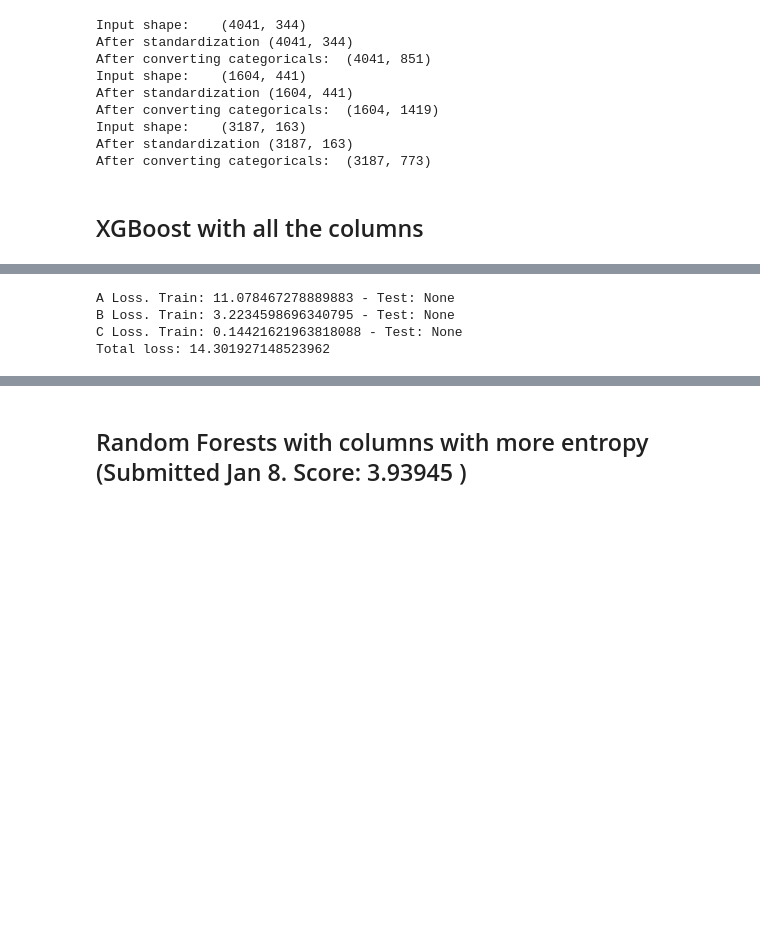
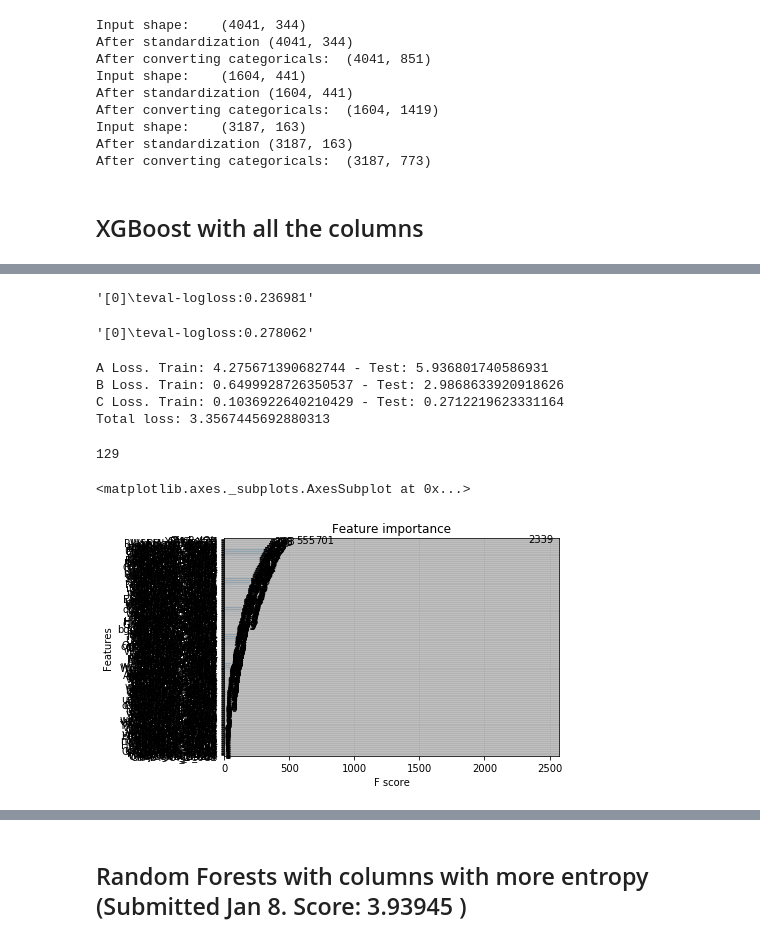
Before and after one commit to ezetl/poverT, a Jupyter notebook: exp/notebooks/1.2 - Fix Errors.ipynb, the cells around one changed output, grey strips where cells are left out. Drawn from its saved outputs; the diff is of its cells as text; code cells hidden in the pictures; blank space fills up the shorter version.

```diff
--- a/exp/notebooks/1.2 - Fix Errors.ipynb
+++ b/exp/notebooks/1.2 - Fix Errors.ipynb
@@ -73,22 +80,22 @@ def balance(df):
 # %%
 print("Country A")
-a_numeric = a_train.select_dtypes(include=['int64', 'float64']) #Tested Random forests and XGBoost with only numeric values. Did not work very well
-a_numeric.fillna(0, inplace=True)
+a_train.poor.fillna(False, inplace=True)
+aX_train = balance(a_train)
+ay_train = np.ravel(aX_train.poor.astype(int))
+aX_train = pre_process_data(aX_train.drop(['poor', 'country'], axis=1))
 
-a_train.poor.fillna(False, inplace=True)
-aX_train = pre_process_data(a_train.drop('poor', axis=1))
-ay_train = np.ravel(a_train.poor.astype(int))
 
 print("\nCountry B")
 b_train.poor.fillna(False, inplace=True)
-b_train = balance(b_train)
-bX_train = pre_process_data(b_train.drop('poor', axis=1))
-by_train = np.ravel(b_train.poor.astype(int))
+bX_train = balance(b_train)
+by_train = np.ravel(bX_train.poor.astype(int))
+bX_train = pre_process_data(bX_train.drop(['poor', 'country'], axis=1))
+
 
 print("\nCountry C")
 c_train.poor.fillna(False, inplace=True)
-c_train = balance(c_train)
-cX_train = pre_process_data(c_train.drop('poor', axis=1))
-cy_train = np.ravel(c_train.poor.astype(int))
+cX_train = balance(c_train)
+cy_train = np.ravel(cX_train.poor.astype(int))
+cX_train = pre_process_data(cX_train.drop(['poor', 'country'], axis=1))
 # %% [output]
 Country A
@@ -125,7 +128,7 @@ def prepare_data(x, y, test_size=0.2, xgb_format=True):
     if xgb_format:
         dtrain = xgb.DMatrix(dtrain, label=Y_train)
         if dtest is not None:
-            dtest = xgb.DMatrix(dtest)
+            dtest = xgb.DMatrix(dtest, label=Y_test)
 
     return dtrain, dtest, Y_train, Y_test
 
@@ -145,11 +148,14 @@ def train_rf_model(features, labels, **kwargs):
     return model
 
 
-def train_xgb_model(dtrain, params=None, num_round=100):
+def train_xgb_model(dtrain, deval=None, params=None, num_round=100):
     if params is None:
-        params = {'max_depth': 4, 'eta': 100, 'silent': 1, 'objective': 'reg:logistic'}
+        params = {'max_depth': 4, 'eta': 0.01, 'silent': 1, 'objective': 'reg:logistic'}
 
-    bst = xgb.train(params, dtrain, num_round)
+    if deval is not None:
+        bst = xgb.train(params, dtrain, num_round, evals=deval, early_stopping_rounds=500, verbose_eval=True)
+    else:
+        bst = xgb.train(params, dtrain, num_round, verbose_eval=True)
 
     return bst
 
@@ -272,7 +285,7 @@ After converting categoricals:  (3187, 773)
 # %% [markdown]
 ## XGBoost with all the columns
 # %%
-test_size = 0.
+test_size = 0.2
 
 xgb_ax_train, xgb_ax_test, xgb_ay_train, xgb_ay_test = prepare_data(aX_train, ay_train, test_size=test_size, xgb_format=True)
 xgb_bx_train, xgb_bx_test, xgb_by_train, xgb_by_test = prepare_data(bX_train, by_train, test_size=test_size, xgb_format=True)
@@ -282,7 +293,7 @@ NameError: name 'aX_train' is not defined
 # %%
 num_round = 3000
-params = {'max_depth': 2, 'eta': 0.05, 'silent': 0, 'lambda': 2, 'alpha': 1, 'lambda_bias': 1, 'min_child_weight': 2, 'objective': 'binary:logistic', 'eval_metric': 'logloss', 'seed': 42}
+params = {'max_depth': 9, 'eta': 0.05, 'silent': 0, 'lambda': 2, 'alpha': 1, 'lambda_bias': 1, 'min_child_weight': 2, 'objective': 'binary:logistic', 'eval_metric': 'logloss', 'seed': 42}
 
-xgb_a = train_xgb_model(xgb_ax_train, params=params, num_round=num_round)
-xgb_b = train_xgb_model(xgb_bx_train, params=params, num_round=num_round)
-xgb_c = train_xgb_model(xgb_cx_train, params=params, num_round=num_round)
+xgb_a = train_xgb_model(xgb_ax_train, [(xgb_ax_test, 'a_test')], params=params, num_round=num_round)
+xgb_b = train_xgb_model(xgb_bx_train, [(xgb_bx_test, 'b_test')], params=params, num_round=num_round)
+xgb_c = train_xgb_model(xgb_cx_train, [(xgb_cx_test, 'c_test')], params=params, num_round=num_round)
@@ -289,3 +305,13 @@ xgb_c = train_xgb_model(xgb_cx_train, params=params, num_round=num_round)
+# %%
+res = xgb_b.eval(xgb_bx_test)
+res
+# %% [output]
+'[0]\teval-logloss:0.236981'
+# %%
+res = xgb_a.eval(xgb_ax_test)
+res
+# %% [output]
+'[0]\teval-logloss:0.278062'
 # %%
 a_train_loss, a_test_loss = cross_validate(xgb_ax_train, xgb_ax_test, xgb_ay_train, xgb_ay_test, xgb_a)
 b_train_loss, b_test_loss = cross_validate(xgb_bx_train, xgb_bx_test, xgb_by_train, xgb_by_test, xgb_b)
@@ -294,9 +320,24 @@ c_train_loss, c_test_loss = cross_validate(xgb_cx_train, xgb_cx_test, xgb_cy_tra
 print("A Loss. Train: {} - Test: {}".format(a_train_loss, a_test_loss))
 print("B Loss. Train: {} - Test: {}".format(b_train_loss, b_test_loss))
 print("C Loss. Train: {} - Test: {}".format(c_train_loss, c_test_loss))
-print("Total loss: {}".format(sum([a_train_loss, b_train_loss])))
+print("Total loss: {}".format(average_loss([a_test_loss, b_test_loss, c_test_loss], [len(aX_train), len(bX_train), len(cX_train)])))
 # %% [output]
-A Loss. Train: 11.078467278889883 - Test: None
-B Loss. Train: 3.2234598696340795 - Test: None
-C Loss. Train: 0.14421621963818088 - Test: None
-Total loss: 14.301927148523962
+A Loss. Train: 4.275671390682744 - Test: 5.936801740586931
+B Loss. Train: 0.6499928726350537 - Test: 2.9868633920918626
+C Loss. Train: 0.1036922640210429 - Test: 0.2712219623331164
+Total loss: 3.3567445692880313
+# %%
+import operator
+importance = xgb_a.get_fscore()
+importance = sorted(importance.items(), key=operator.itemgetter(1), reverse=True)
+dfa = pd.DataFrame(importance, columns=['feature', 'fscore'])
+dfa['fscore'] = dfa['fscore'] / dfa['fscore'].sum()
+dfa = dfa[dfa['fscore'] > 0.003]
+len(dfa)
+# %% [output]
+129
+# %%
+xgb.plot_importance(xgb_a)
+# %% [output]
+<matplotlib.axes._subplots.AxesSubplot at 0x...>
+[figure, added]
```
Also changed, not shown: parts of 17 cells of this notebook, 5 other files.
